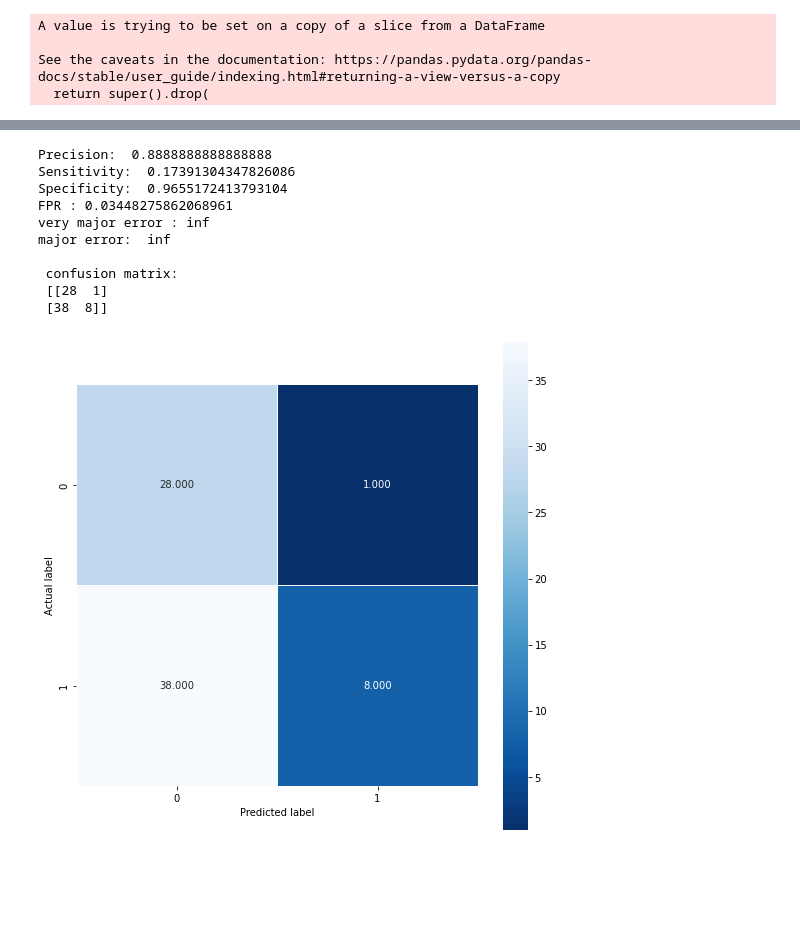
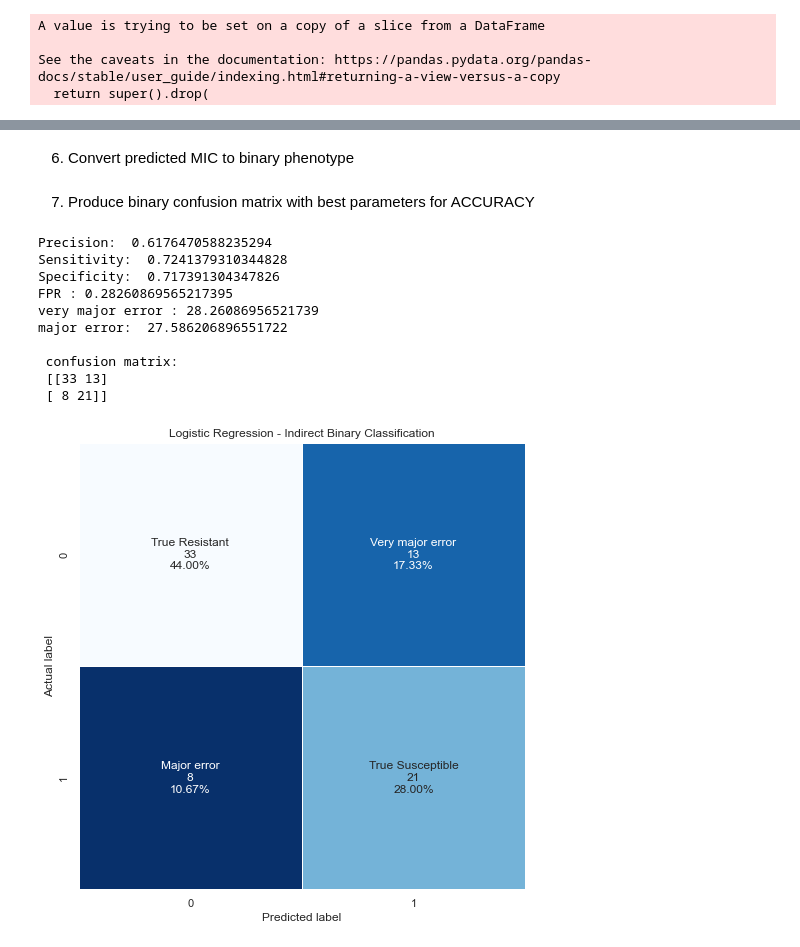
Before and after one commit to fowler-lab/Inh_resistance, a Jupyter notebook: Logreg_notebook.ipynb, the cells around one changed output, grey strips where cells are left out. Cells and saved outputs as stored; diff of their text form; code cells hidden in the pictures; blank space fills up the shorter version.

```diff
--- a/Logreg_notebook.ipynb
+++ b/Logreg_notebook.ipynb
@@ -499,10 +588,0 @@ grid_strat: test set average accuracy : 0.28
-# %%
-#Grid search with kfold cross validation
-
-kfold = KFold(n_splits=5)
-grid_kfold = GridSearchCV(pipe, param_grid, cv=kfold, n_jobs=-1)
-grid_kfold.fit(X_train_cv, y_train_cv)
-print ('grid_kfold: best estimator: \n', grid_kfold.best_estimator_)
-print ('grid_kfold: best cross-validation score: ', grid_kfold.best_score_)
-print ('grid_kfold test set average accuracy: ',
-       accuracy_score(y_test_cv, grid_kfold.predict(X_test_cv)), '\n')
@@ -532,13 +613,15 @@ from sklearn.metrics import confusion_matrix
 
 #build pipeline and fit
 pipe = Pipeline([('preprocessing', MinMaxScaler()),
-                 ('classifier', LogisticRegression(C=0.1, max_iter=100000000))])
+                 ('classifier', LogisticRegression(C=10,max_iter=100000000, \
+                        multi_class='multinomial', solver='newton-cg'))])
 
 pipe.fit(X_train_cv, y_train_cv)
 
 predict = pipe.predict(X_test_nodup)
 #generate confusion matrix
-confusion = confusion_matrix(y_test_nodup, predict)
+target_names = ['<=0.025','0.05','0.1','0.2','0.4','0.8',  '1.6','>1.6']
+confusion = confusion_matrix(y_test_nodup, predict, labels = target_names)
 
 print ('\n multiclass confusion matrix: \n', confusion)
 # %% [output]
@@ -588,8 +669,10 @@ weighted avg       0.67      0.15      0.07        75
+# %% [markdown]
+6. Convert predicted MIC to binary phenotype
 # %%
 # will categorise multiclass data into 2 groups
 def MIC_to_binary(data):
-    RS_dict = {1:['0.2','0.4','0.8','1.6','>1.6'],
-           0:['<=0.025','0.05','0.1']}
+    RS_dict = {0:['0.2','0.4','0.8','1.6','>1.6'],
+           1:['<=0.025','0.05','0.1']}
     binary_list = []
     for i in data:
         for k,v in RS_dict.items():
@@ -616,38 +685,60 @@ def MIC_to_ternary(data):
+# %% [markdown]
+7. Produce binary confusion matrix with best parameters for ACCURACY
 # %%
 #convert MIC targets to binary targets and generate confusion matrix
 predict = pipe.predict(X_test_nodup)
 confusion = confusion_matrix(MIC_to_binary(y_test_nodup), MIC_to_binary(predict))
+cm = metrics.confusion_matrix(MIC_to_binary(y_test_nodup), MIC_to_binary(predict))
 
 #calculate precision, senstivity, specificty, FPR, and erros
 Precision = (confusion[1][1])/(confusion[1][1]+confusion[0][1])
 Sensitivity = (confusion[1][1])/(confusion[1][1]+confusion[1][0])
 Specificity = (confusion[0][0])/(confusion[0][0]+confusion[0][1])
 FPR = 1-Specificity
-very_major_error = (confusion[0][1]/y_test_nodup[y_test_nodup==0].count())*100
-major_error = (confusion[1][0]/y_test_nodup[y_test_nodup==1].count())*100
+very_major_error = (confusion[0][1]/len(MIC_to_binary(y_test_nodup)[MIC_to_binary(y_test_nodup)==0]))*100
+major_error = (confusion[1][0]/len(MIC_to_binary(y_test_nodup)[MIC_to_binary(y_test_nodup)==1]))*100
 
 
 print ('Precision: ', Precision)
 print ('Sensitivity: ', Sensitivity)
 print ('Specificity: ', Specificity)
 print ('FPR :', FPR)
 print ('very major error :', very_major_error)
 print ('major error: ', major_error)
 print ('\n confusion matrix: \n', confusion)
 
-plt.figure(figsize=(9,9))
-sns.heatmap(confusion, annot=True, fmt=".3f", linewidths=.5, square = True, cmap = 'Blues_r');
+group_names = ['True Resistant','Very major error','Major error','True Susceptible']
+group_counts = ['{0:0.0f}'.format(value) for value in
+                cm.flatten()]
+group_percentages = ['{0:.2%}'.format(value) for value in
+                     cm.flatten()/np.sum(cm)]
+labels = [f'{v1}\n{v2}\n{v3}' for v1, v2, v3 in
+          zip(group_names,group_counts,group_percentages)]
+labels = np.asarray(labels).reshape(2,2)
+
+sns.heatmap(cm, annot=labels, fmt='', linewidths=.5, square = True, cmap = 'Blues_r', cbar=False);
 plt.ylabel('Actual label');
 plt.xlabel('Predicted label');
+plt.title('Logistic Regression - Indirect Binary Classification');
+
+#completes list of model quality values for model comparison
+shifted_multiclass_VME = very_major_error
+shifted_multiclass_ME = major_error
+
+LR_quality = [direct_VME, direct_ME, shifted_direct_VME, shifted_direct_ME, \
+              shifted_multiclass_VME,shifted_multiclass_ME]
+
+logreg_quality_df = pd.DataFrame({'LR_quality':LR_quality})
+logreg_quality_df.to_csv('LR_quality.csv')
 # %% [output]
-Precision:  0.8888888888888888
-Sensitivity:  0.17391304347826086
-Specificity:  0.9655172413793104
-FPR : 0.03448275862068961
-very major error : inf
-major error:  inf
+Precision:  0.6176470588235294
+Sensitivity:  0.7241379310344828
+Specificity:  0.717391304347826
+FPR : 0.28260869565217395
+very major error : 28.26086956521739
+major error:  27.586206896551722
 
  confusion matrix:
- [[28  1]
- [38  8]]
+ [[33 13]
+ [ 8 21]]
-[figure, old version]
+[figure, new version]
```
Also changed, not shown: parts of 61 cells of this notebook.
